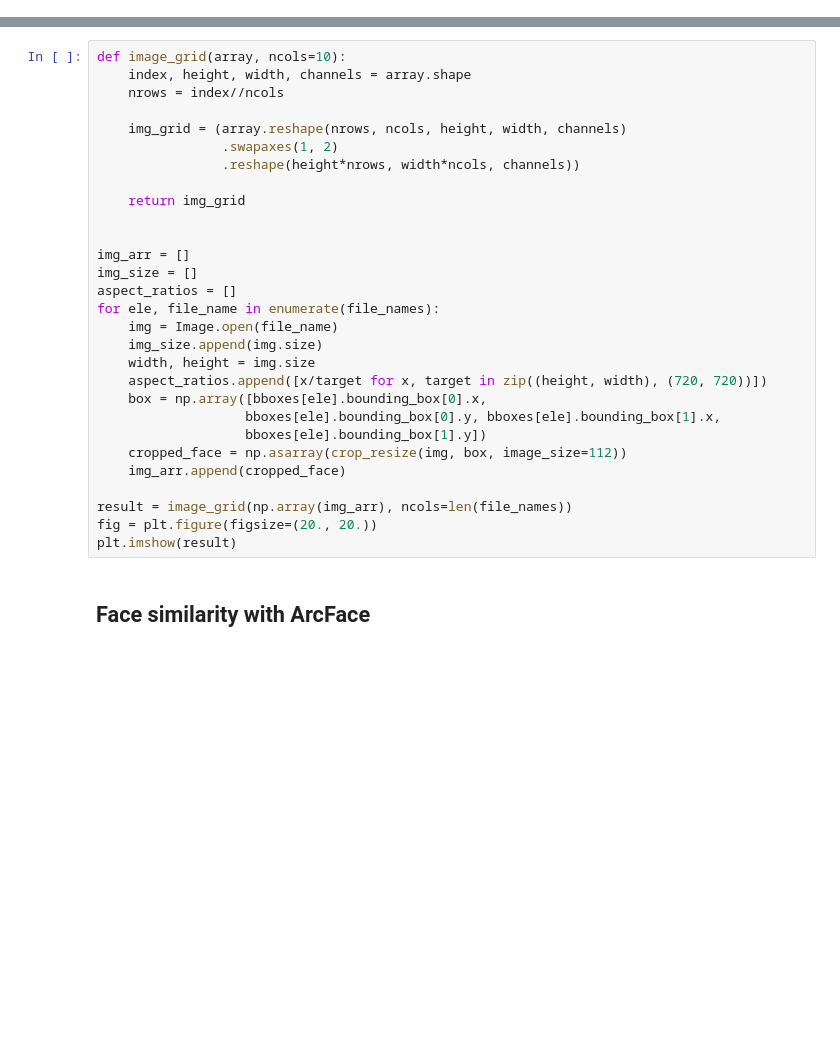
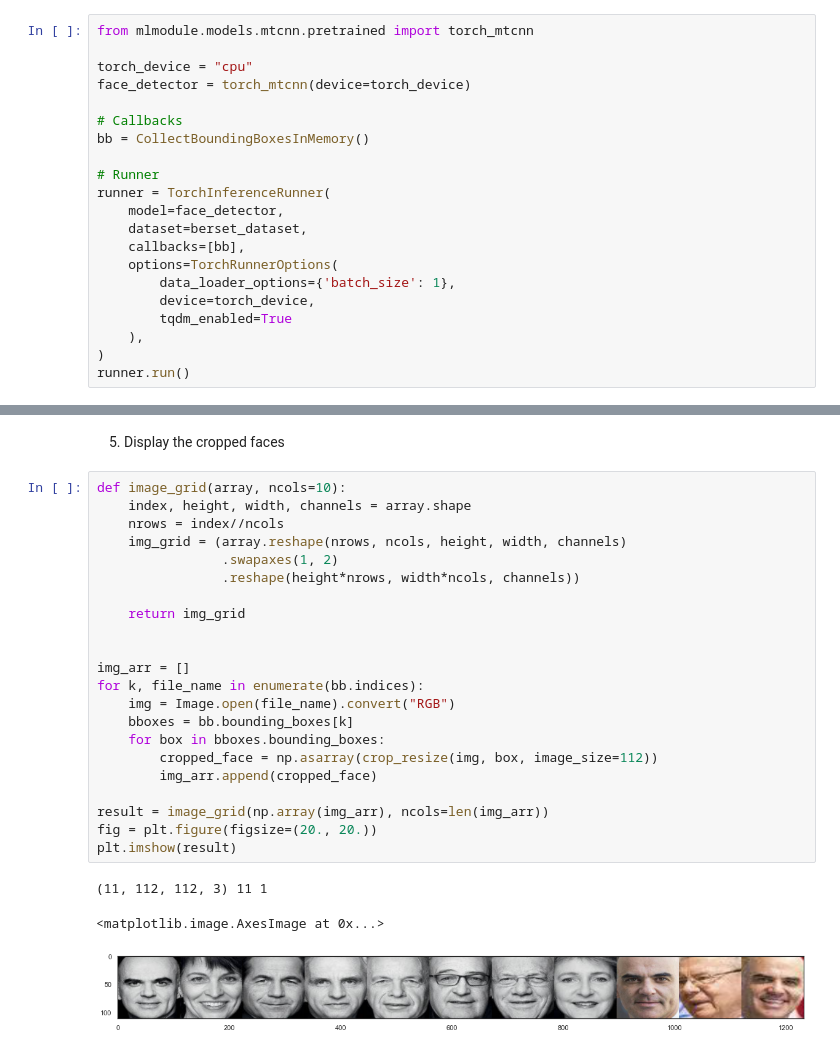
Before and after one commit to mozuma/mozuma, a Jupyter notebook: notebooks/test_arcface.ipynb, the cells around one changed output, grey strips where cells are left out. Drawn from its saved outputs; the diff is of its cells as text; blank space fills up the shorter version.

```diff
--- a/notebooks/test_arcface.ipynb
+++ b/notebooks/test_arcface.ipynb
@@ -62,0 +43,21 @@ d_indices, magface_features = magface.bulk_inference(
+# %%
+from mlmodule.models.mtcnn.pretrained import torch_mtcnn
+
+torch_device = "cpu"
+face_detector = torch_mtcnn(device=torch_device)
+
+# Callbacks
+bb = CollectBoundingBoxesInMemory()
+
+# Runner
+runner = TorchInferenceRunner(
+    model=face_detector,
+    dataset=berset_dataset,
+    callbacks=[bb],
+    options=TorchRunnerOptions(
+        data_loader_options={'batch_size': 1},
+        device=torch_device,
+        tqdm_enabled=True
+    ),
+)
+runner.run()
@@ -63,31 +92,28 @@ d_indices, magface_features = magface.bulk_inference(
+# %% [markdown]
+5. Display the cropped faces
 # %%
 def image_grid(array, ncols=10):
     index, height, width, channels = array.shape
     nrows = index//ncols
-
     img_grid = (array.reshape(nrows, ncols, height, width, channels)
                 .swapaxes(1, 2)
                 .reshape(height*nrows, width*ncols, channels))
 
     return img_grid
 
 
 img_arr = []
-img_size = []
-aspect_ratios = []
-for ele, file_name in enumerate(file_names):
-    img = Image.open(file_name)
-    img_size.append(img.size)
-    width, height = img.size
-    aspect_ratios.append([x/target for x, target in zip((height, width), (720, 720))])
-    box = np.array([bboxes[ele].bounding_box[0].x,
-                   bboxes[ele].bounding_box[0].y, bboxes[ele].bounding_box[1].x,
-                   bboxes[ele].bounding_box[1].y])
-    cropped_face = np.asarray(crop_resize(img, box, image_size=112))
-    img_arr.append(cropped_face)
+for k, file_name in enumerate(bb.indices):
+    img = Image.open(file_name).convert("RGB")
+    bboxes = bb.bounding_boxes[k]
+    for box in bboxes.bounding_boxes:
+        cropped_face = np.asarray(crop_resize(img, box, image_size=112))
+        img_arr.append(cropped_face)
 
-result = image_grid(np.array(img_arr), ncols=len(file_names))
+result = image_grid(np.array(img_arr), ncols=len(img_arr))
 fig = plt.figure(figsize=(20., 20.))
 plt.imshow(result)
+# %% [output]
+(11, 112, 112, 3) 11 1
+<matplotlib.image.AxesImage at 0x...>
+[figure, added]
-# %% [markdown]
-## Face similarity with ArcFace
```
Also changed, not shown: parts of 19 cells of this notebook, 1 other file.
